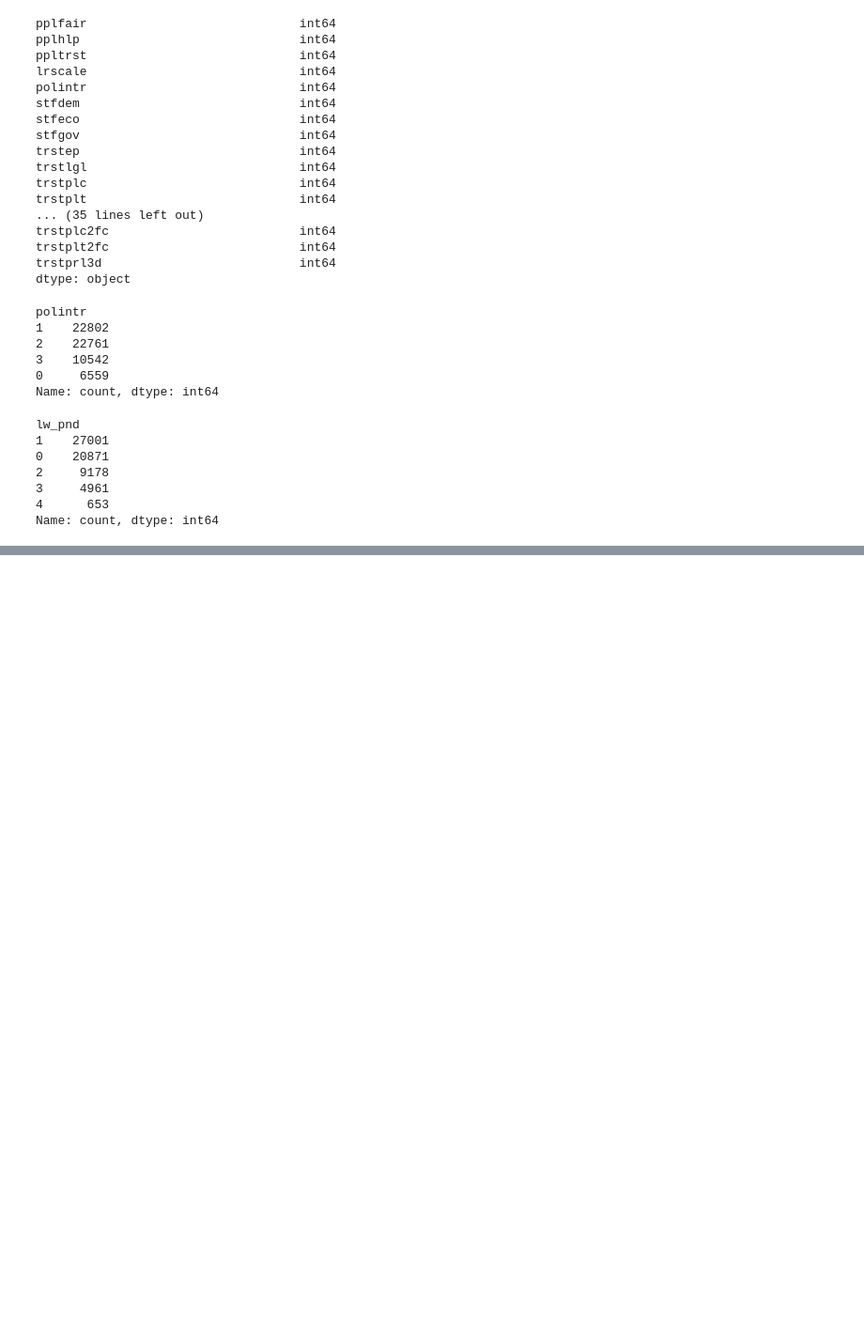
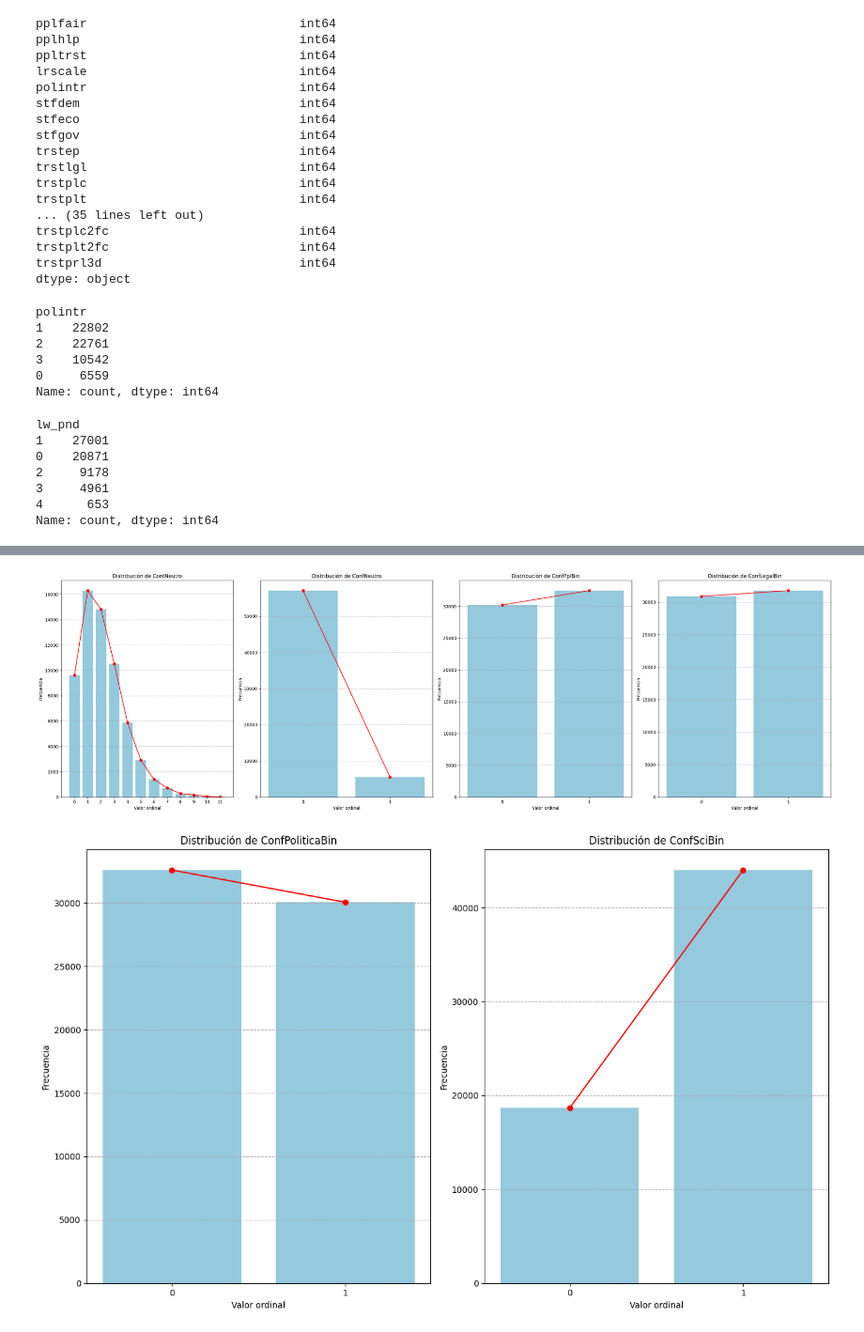
Before and after one commit to JosBerGon34/4GA.DataScience, a Jupyter notebook: src/PASO5/P5.2-FE-CAT.ipynb, the cells around one changed output, grey strips where cells are left out. Shown at 94% size. Cells and saved outputs as stored; diff of their text form; code cells hidden in the pictures; blank space fills up the shorter version.

```diff
--- a/src/PASO5/P5.2-FE-CAT.ipynb
+++ b/src/PASO5/P5.2-FE-CAT.ipynb
@@ -119,0 +399,5 @@ Name: count, dtype: int64
+# %%
+vistdistmult(dfconfi[['ContNeutro', 'ConfNeutro', 'ConfPplBin', 'ConfLegalBin', 'ConfPoliticaBin', 'ConfSciBin']])
+# %% [output]
+[figure, added]
+[figure, added]
```
Also changed, not shown: parts of 26 cells of this notebook, 2 other files.
